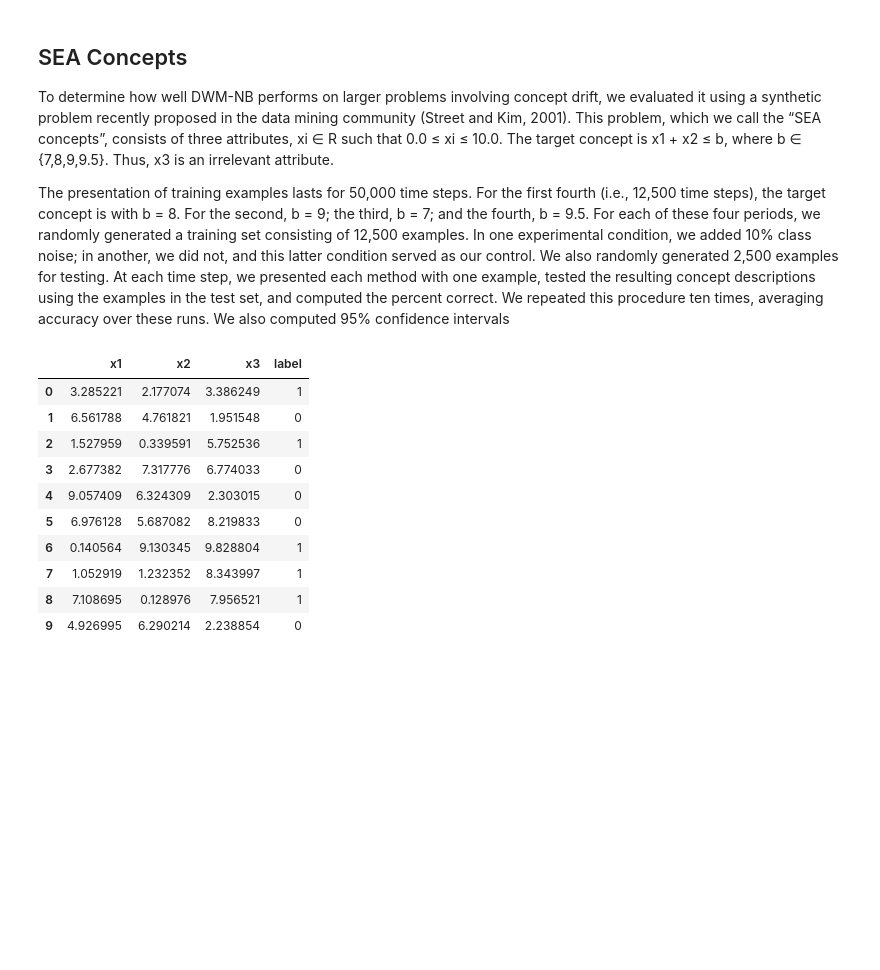
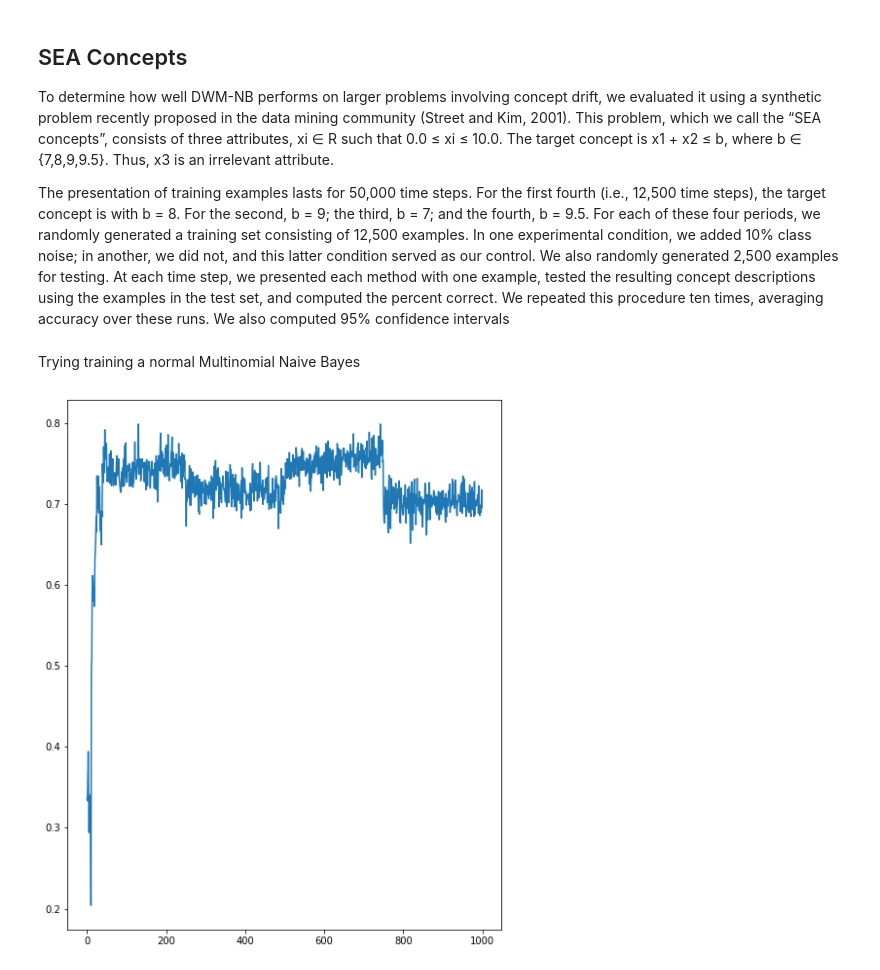
Before and after one commit to alexgg278/DWM, a Jupyter notebook: DWM.ipynb, the cells around one changed output. Cells and saved outputs as stored; diff of their text form; code cells hidden in the pictures; blank space fills up the shorter version.

```diff
--- a/DWM.ipynb
+++ b/DWM.ipynb
@@ -548,21 +592,29 @@ def gen_sea(number, time, max_time):
     data = {'x1' : x1,
             'x2' : x2,
             'x3' : x3,
-            'label' : label_list}
+            }
     # Build dataframe
     df = pd.DataFrame(data, columns = ['x1', 'x2', 'x3', 'label'])
     return df
-# %%
-gen_sea(10,3,4)
-# %% [output]
-|  | x1 | x2 | x3 | label |
-| 0 | 3.285221 | 2.177074 | 3.386249 | 1 |
-| 1 | 6.561788 | 4.761821 | 1.951548 | 0 |
-| 2 | 1.527959 | 0.339591 | 5.752536 | 1 |
-| 3 | 2.677382 | 7.317776 | 6.774033 | 0 |
-| 4 | 9.057409 | 6.324309 | 2.303015 | 0 |
-| 5 | 6.976128 | 5.687082 | 8.219833 | 0 |
-| 6 | 0.140564 | 9.130345 | 9.828804 | 1 |
-| 7 | 1.052919 | 1.232352 | 8.343997 | 1 |
-| 8 | 7.108695 | 0.128976 | 7.956521 | 1 |
-| 9 | 4.926995 | 6.290214 | 2.238854 | 0 |
+# %% [markdown]
+Trying training a normal Multinomial Naive Bayes
+# %%
+normal_model = MultinomialNB()
+normal_model.partial_fit(np.random.uniform(0,10, size = (1,3)), np.array([1]), classes = [0,1])
+learner.score(x_test, y_test)
+accuracy = []
+for i in range(1000):
+    df = gen_sea(1000, i, 1000)
+    x_train = df.to_numpy()[0,0:len(df.to_numpy()[0] ) - 1]
+    x_test = df.to_numpy()[1:1000,0:len(df.to_numpy()[0]) - 1]
+    y_train = int(df.to_numpy()[0,len(df.to_numpy()[0]) - 1])
+    y_test = np.array(df.to_numpy()[1:1000,len(df.to_numpy()[0]) - 1], dtype = int)
+    # Evaluate Normal
+    y_pred_normal = normal_model.predict(x_test)
+    accuracy.append(accuracy_score(y_test, y_pred_normal))
+    normal_model.partial_fit(np.array(x_train, ndmin = 2), np.array(y_train, ndmin = 2), classes = [0,1])
+plt.figure(figsize=(8,10))
+plt.plot(accuracy)
+plt.show()
+# %% [output]
+[figure, added]
```
Also changed, not shown: parts of 18 cells of this notebook.
